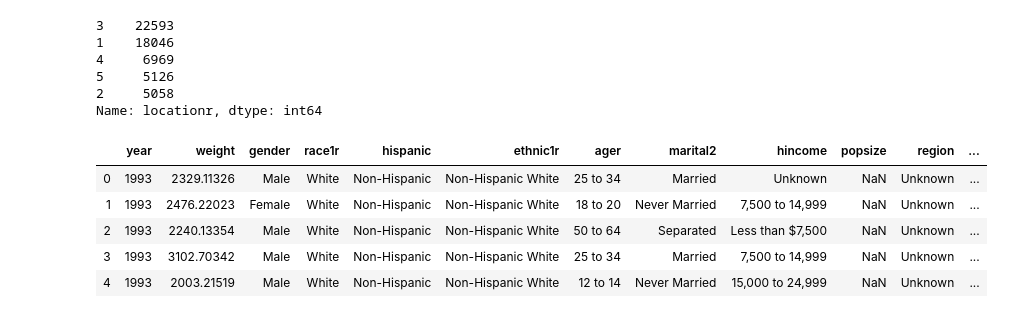
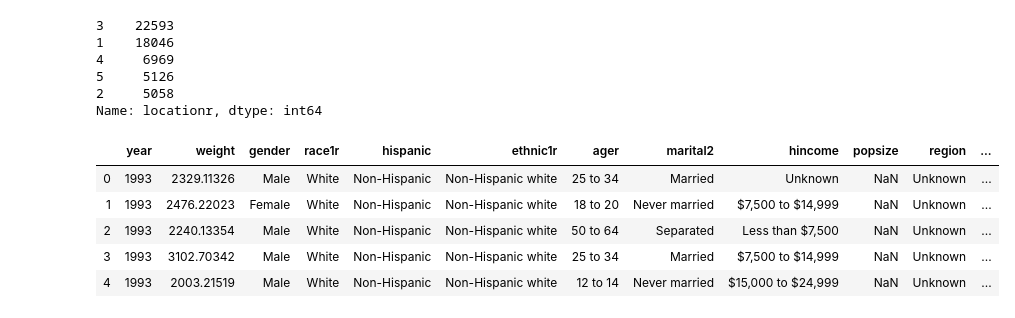
Before and after one commit to DavidMStern/ProjectOne, a Jupyter notebook: 1993 to 2018 formatting.ipynb, the cells around one changed output. Cells and saved outputs as stored; diff of their text form; code cells hidden in the pictures.

```diff
--- a/1993 to 2018 formatting.ipynb
+++ b/1993 to 2018 formatting.ipynb
@@ -30,49 +30,58 @@ Name: locationr, dtype: int64
 # %%
 victimization_data['gender'] = victimization_data['gender'].replace({1:'Male', 2:'Female'})
 victimization_data['race1r'] = victimization_data['race1r'].replace({1:'White', 2:'Black', 3:'Other'})
 victimization_data['hispanic'] = victimization_data['hispanic'].replace({1:'Hispanic', 2:'Non-Hispanic', 88:'Unknown'})
-victimization_data['ethnic1r'] = victimization_data['ethnic1r'].replace({1:'Non-Hispanic White', 2:'Non-Hispanic Black',
-                                                                         3:'Non-Hispanic Other', 4:'Hispanic'})
+victimization_data['ethnic1r'] = victimization_data['ethnic1r'].replace({1:'Non-Hispanic white', 2:'Non-Hispanic black',
+                                                                         3:'Non-Hispanic other', 4:'Hispanic'})
 victimization_data['ager'] = victimization_data['ager'].replace({1:'12 to 14', 2:'15 to 17', 3:'18 to 20', 4:'21 to 24',
-                                                                 5:'25 to 34', 6:'35 to 49', 7:'50 to 64', 8:'65 and older'})
-victimization_data['marital2'] = victimization_data['marital2'].replace({1:'Never Married', 2:'Married', 3:'Widowed',
+                                                                 5:'25 to 34', 6:'35 to 49', 7:'50 to 64', 8:'65 or older'})
+victimization_data['marital2'] = victimization_data['marital2'].replace({1:'Never married', 2:'Married', 3:'Widowed',
                                                                          4:'Divorced', 5:'Separated', 88:'Unknown'})
-victimization_data['hincome'] = victimization_data['hincome'].replace({1:'Less than $7,500', 2:'7,500 to 14,999',
-                                                                       3:'15,000 to 24,999', 4:'25,000 to 34,999',
-                                                                       5:'35,000 to 49,999', 6:'50,000 to 74,999',
-                                                                       7:'75,000 or more', 88:'Unknown'})
+victimization_data['hincome'] = victimization_data['hincome'].replace({1:"Less than $7,500", 2:"$7,500 to $14,999",
+                                                                       3:"$15,000 to $24,999", 4:"$25,000 to $34,999",
+                                                                       5:"$35,000 to $49,999", 6:"$50,000 to $74,999",
+                                                                       7:"$75,000 or more", 88:"Unknown"})
 victimization_data['popsize'] = victimization_data['popsize'].replace({0.0:'Not a place', 1.0:'Under 100,000',
                                                                        2.0:'100,000 to 249,999', 3.0:'250,000 to 499,999',
                                                                        4.0:'500,000 to 999,999', 5.0:'1 million or more'})
 victimization_data['region'] = victimization_data['region'].replace({1:'Northeast', 2:'Midwest', 3:'South',
                                                                      4:'West', -1:'Unknown'})
 victimization_data['msa'] = victimization_data['msa'].replace({1:'Urban', 2:'Suburban', 3:'Rural'})
-victimization_data['direl'] = victimization_data['direl'].replace({1:'Intimates', 2:'Other Relatives',
-                                                                   3:'Well-known/Casual Acquaintances', 4:'Stanger',
+victimization_data['direl'] = victimization_data['direl'].replace({1:'Intimates', 2:'Other relatives',
+                                                                   3:'Well-known/casual acquaintances', 4:'Stanger',
                                                                    5:'Do not know relationship',
-                                                                   6:'Unknown number of offenders'})
-victimization_data['notify'] = victimization_data['notify'].replace({1:'Yes', 2:'No', 3:'Unknown', 8:'Unknown'})
-victimization_data['weapon'] = victimization_data['weapon'].replace({1:'Yes', 2:'No', 3:'Unknown'})
-victimization_data['weapcat'] = victimization_data['weapcat'].replace({0:'No Weapon', 1:'Firearm', 2:'Knife', 3:'Other',
-                                                                       4:'Type Unknown', 5:'Unknown if offender had weapon'})
-victimization_data['newcrime'] = victimization_data['newcrime'].replace({1:'Violent Victimization', 2:'Personal Theft/Larceny'})
-victimization_data['newoff'] = victimization_data['newoff'].replace({1:'Rape/Sexual Assaul', 2:'Robbery',
-                                                                     3:'Aggravated Assault', 4:'Simple Assault',
-                                                                     5:'Personal Theft'})
-victimization_data['seriousviolent'] = victimization_data['seriousviolent'].replace({1:'Violent Crime', 2:'Simple Assault',
-                                                                                     3:'Personal Theft', 4:'Property Crime'})
-victimization_data['injury'] = victimization_data['injury'].replace({0:'Not Injured', 1:'Injured'})
-victimization_data['treatment'] = victimization_data['treatment'].replace({0.0:'Not Injured', 1.0:'Not Treated', 2.0:'Treated'})
-victimization_data['vicservices'] = victimization_data['vicservices'].replace({1.0:'Service Received',
-                                                                               2.0:'No Services Recieved'})
-victimization_data['locationr'] = victimization_data['locationr'].replace({1:'Home', 2:'Friendly Location', 3:'Commercial',
-                                                                           4:'School', 5:'Other'})
+                                                                   6:'Do not know number of offenders'})
+victimization_data['notify'] = victimization_data['notify'].replace({1:'Yes, reported to the police',
+                                                                     2:'No, did not report to the police', 3:'Do not know',
+                                                                     8:'Unknown'})
+victimization_data['weapon'] = victimization_data['weapon'].replace({1:'Yes, offender had weapon',
+                                                                     2:'No, offender did not have weapon',
+                                                                     3:'Do not know if offender had weapon'})
+victimization_data['weapcat'] = victimization_data['weapcat'].replace({0:'No weapon', 1:'Firearm', 2:'Knife',
+                                                                       3:'Other type weapon', 4:'Type weapon unknown',
+                                                                       5:'Do not know if offender had weapon'})
+victimization_data['newcrime'] = victimization_data['newcrime'].replace({1:'Violent victimization', 2:'Personal theft/larceny'})
+victimization_data['newoff'] = victimization_data['newoff'].replace({1:'Rape/sexual assault', 2:'Robbery',
+                                                                     3:'Aggravated assault', 4:'Simple assault',
+                                                                     5:'Personal theft'})
+victimization_data['seriousviolent'] = victimization_data['seriousviolent'].replace({1:'Violent crime excluding simple assault',
+                                                                                     2:'Simple assault', 3:'Personal theft',
+                                                                                     4:'Property crime'})
+victimization_data['injury'] = victimization_data['injury'].replace({0:'Not injured', 1:'Injured'})
+victimization_data['treatment'] = victimization_data['treatment'].replace({0.0:'Not injured', 1.0:'Not treated for injury',
+                                                                           2.0:'Treated at scene, home, medical office, or other location'})
+victimization_data['vicservices'] = victimization_data['vicservices'].replace({1.0:'Services received from victim service agencies',
+                                                                               2.0:'No services received from victim service agencies'})
+victimization_data['locationr'] = victimization_data['locationr'].replace({1:"At or near victim's home",
+                                                                           2:"At or near friend, neighbor, or relative's home",
+                                                                           3:'Commercial place, parking lot, or other public area',
+                                                                           4:'School', 5:'Other location'})
 victimization_data.head()
 # %% [output]
 |  | year | weight | gender | race1r | hispanic | ethnic1r | ager | marital2 | hincome | popsize | region | ... |
-| 0 | 1993 | 2329.11326 | Male | White | Non-Hispanic | Non-Hispanic White | 25 to 34 | Married | Unknown | NaN | Unknown | ... |
-| 1 | 1993 | 2476.22023 | Female | White | Non-Hispanic | Non-Hispanic White | 18 to 20 | Never Married | 7,500 to 14,999 | NaN | Unknown | ... |
-| 2 | 1993 | 2240.13354 | Male | White | Non-Hispanic | Non-Hispanic White | 50 to 64 | Separated | Less than $7,500 | NaN | Unknown | ... |
-| 3 | 1993 | 3102.70342 | Male | White | Non-Hispanic | Non-Hispanic White | 25 to 34 | Married | 7,500 to 14,999 | NaN | Unknown | ... |
-| 4 | 1993 | 2003.21519 | Male | White | Non-Hispanic | Non-Hispanic White | 12 to 14 | Never Married | 15,000 to 24,999 | NaN | Unknown | ... |
+| 0 | 1993 | 2329.11326 | Male | White | Non-Hispanic | Non-Hispanic white | 25 to 34 | Married | Unknown | NaN | Unknown | ... |
+| 1 | 1993 | 2476.22023 | Female | White | Non-Hispanic | Non-Hispanic white | 18 to 20 | Never married | $7,500 to $14,999 | NaN | Unknown | ... |
+| 2 | 1993 | 2240.13354 | Male | White | Non-Hispanic | Non-Hispanic white | 50 to 64 | Separated | Less than $7,500 | NaN | Unknown | ... |
+| 3 | 1993 | 3102.70342 | Male | White | Non-Hispanic | Non-Hispanic white | 25 to 34 | Married | $7,500 to $14,999 | NaN | Unknown | ... |
+| 4 | 1993 | 2003.21519 | Male | White | Non-Hispanic | Non-Hispanic white | 12 to 14 | Never married | $15,000 to $24,999 | NaN | Unknown | ... |
 # %%
```
Also changed, not shown: parts of 2 cells of this notebook, 2 other files.
